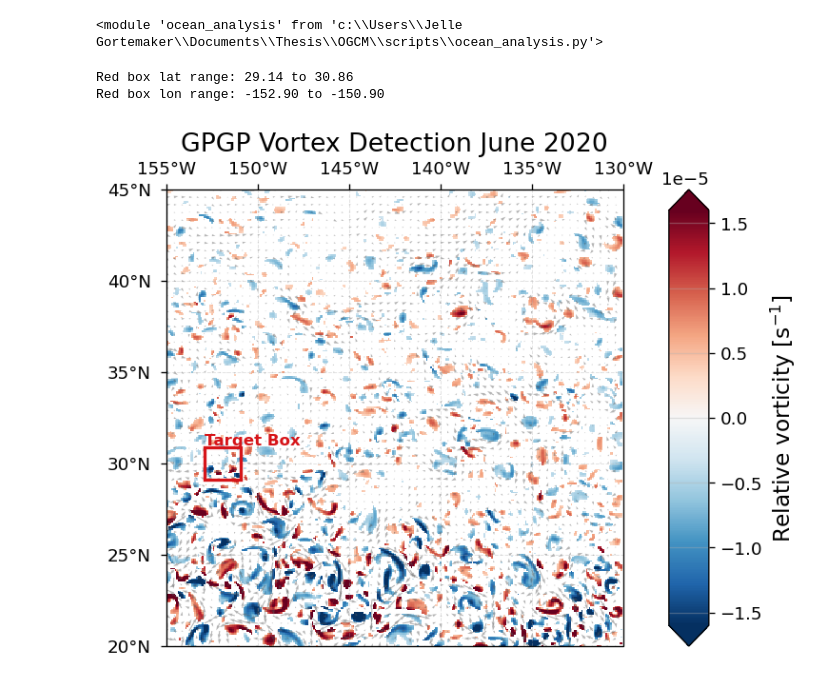
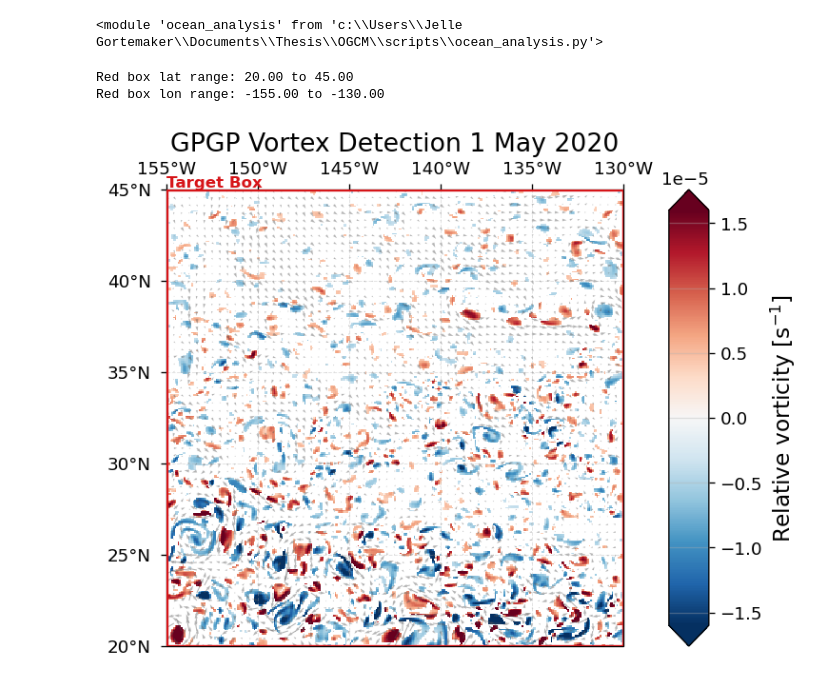
Before and after one commit to Jelle-Gortemaker/Thesis, a Jupyter notebook: OGCM/notebooks/OW_detection.ipynb, the cells around one changed output. Cells and saved outputs as stored; diff of their text form; code cells hidden in the pictures.

```diff
--- a/OGCM/notebooks/OW_detection.ipynb
+++ b/OGCM/notebooks/OW_detection.ipynb
@@ -39,7 +39,7 @@ importlib.reload(oa)
 
 NB_DIR = Path.cwd()
 
-case_name = "run_dec1"  # edit
+case_name = "run_may1_test"  # edit
 
 # Fixed symmetric colorbar magnitude
 VORT_ABS_MAX = 1.6e-5
@@ -47,7 +47,7 @@ VORT_ABS_MAX = 1.6e-5
 # Fixed target plotting domain
 MAP_EXTENT = [-155, -130, 20, 45]
 
-SAVE_JSON = False
+SAVE_JSON = True
 
 # Store JSON directly inside processed folder
 JSON_OUTPUT_DIR = Path("../data/processed")
@@ -58,10 +58,10 @@ JSON_OUTPUT_DIR.mkdir(parents=True, exist_ok=True)
 # 1. LOAD DATA
 # ============================================================
 
-title = "GPGP Vortex Detection June 2020"
+title = "GPGP Vortex Detection 1 May 2020"
 
 surface_ds = oa.process_glorys_data(
-    "../data/input/GPGP_jun2020.nc",
+    "../data/input/GPGP_may2020.nc",
     averaging_period="1D",
 )
 
@@ -70,21 +70,21 @@ surface_ds = oa.process_glorys_data(
 # 2. SELECT TARGET DOMAIN
 # ============================================================
 
-# lat_s = 22.14
-# lat_n = 23.86
-# lon_w = -140.94
-# lon_e = -139.06
+lat_s = 20
+lat_n = 45
+lon_w = -155
+lon_e = -130
 
-center_lat = 30
-center_lon = -151.9
+# center_lat = 30
+# center_lon = -151.9
 
-dlat = 192 / 111.32          # ≈ 1.725 deg
-dlon = 192 / (111.32 * np.cos(np.deg2rad(center_lat)))   # ≈ 1.903 deg
+# dlat = 192 / 111.32          # ≈ 1.725 deg
+# dlon = 192 / (111.32 * np.cos(np.deg2rad(center_lat)))   # ≈ 1.903 deg
 
-lat_s = center_lat - dlat/2
-lat_n = center_lat + dlat/2
-lon_w = center_lon - dlon/2
-lon_e = center_lon + dlon/2
+# lat_s = center_lat - dlat/2
+# lat_n = center_lat + dlat/2
+# lon_w = center_lon - dlon/2
+# lon_e = center_lon + dlon/2
 
 print(f"Red box lat range: {lat_s:.2f} to {lat_n:.2f}")
 print(f"Red box lon range: {lon_w:.2f} to {lon_e:.2f}")
@@ -98,36 +98,36 @@ les_box = oa.get_subdomain(
 
 alpha = 0.2
 
 
 # ============================================================
 # 3. COMPUTE OW + EDDY MASK
 # ============================================================
 
 ow_results = oa.calculate_okubo_weiss(surface_ds)
 
 signed_intensity, eddy_mask = oa.get_eddy_intensity(
     ow_results,
     alpha=alpha,
 )
 
 
 # ============================================================
 # VISUALIZE
 # ============================================================
 
 fig, ax = oa.plot_eddy_intensity(
     intensity_data=signed_intensity,
     u=surface_ds.uo,
     v=surface_ds.vo,
     title=title,
     target_box=les_box,
     extent=None,
     vabs=VORT_ABS_MAX,
 )
 # %% [output]
-Red box lat range: 29.14 to 30.86
-Red box lon range: -152.90 to -150.90
+Red box lat range: 20.00 to 45.00
+Red box lon range: -155.00 to -130.00
-[figure, old version]
+[figure, new version]
 # %%
 
 # ============================================================
```
Also changed, not shown: parts of 1 cell of this notebook, 5 other files.
